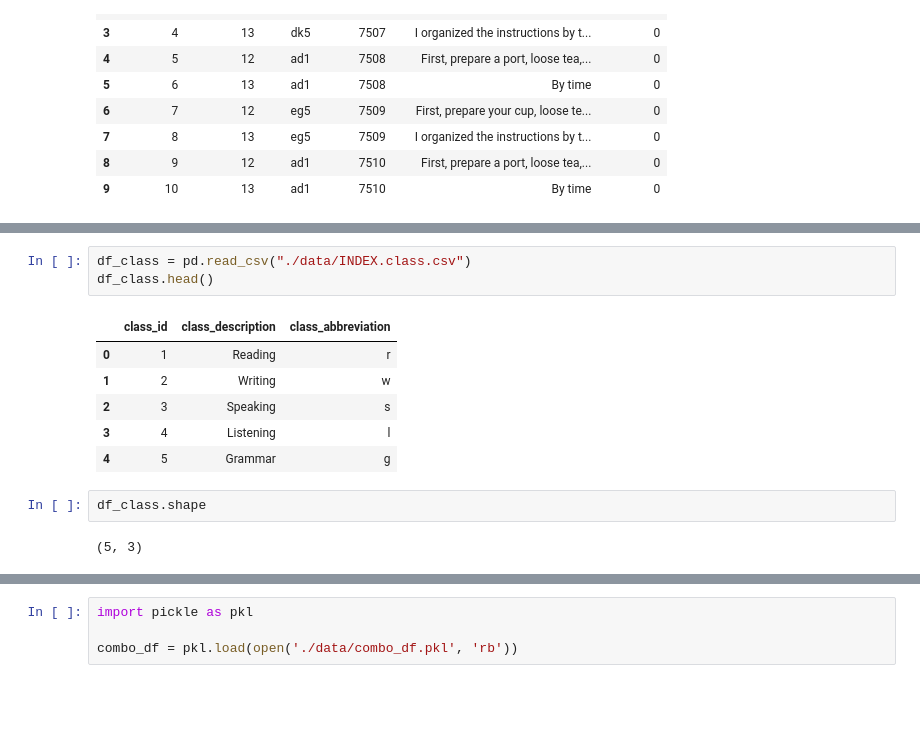
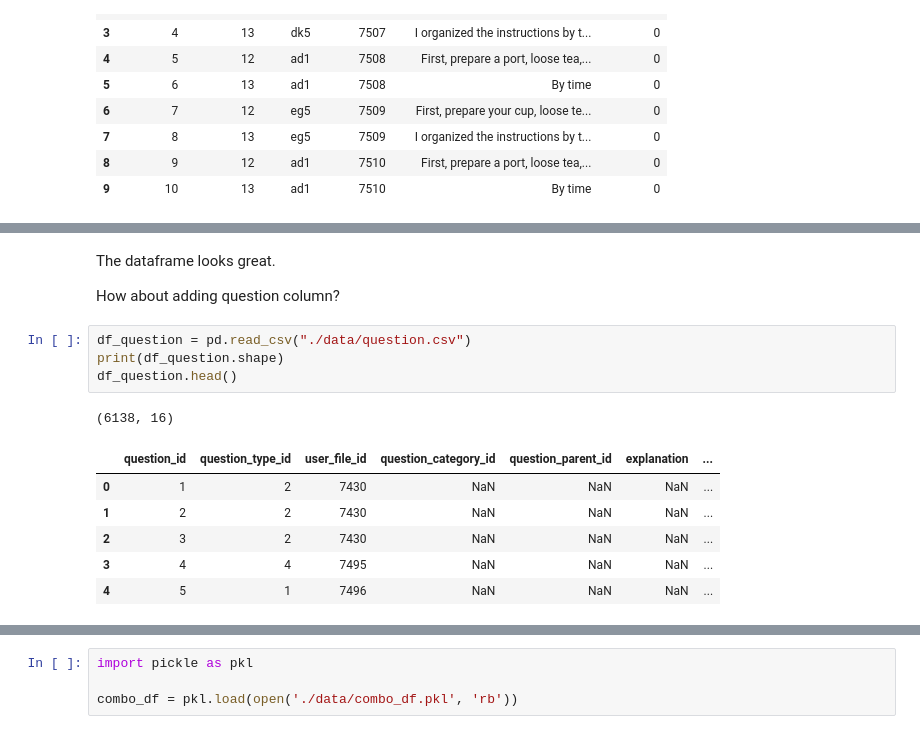
Before and after one commit to Data-Science-for-Linguists-2019/Spell-Checker, a Jupyter notebook: ELI_data_frame.ipynb, the cells around one changed output, grey strips where cells are left out. Saved outputs shown, nothing was run; the diff lists cells and outputs as text; blank space fills up the shorter version.

```diff
--- a/ELI_data_frame.ipynb
+++ b/ELI_data_frame.ipynb
@@ -65,14 +97,16 @@ df_course.shape
+# %% [markdown]
+The dataframe looks great.
+
+How about adding question column?
 # %%
-df_class = pd.read_csv("./data/INDEX.class.csv")
-df_class.head()
+df_question = pd.read_csv("./data/question.csv")
+print(df_question.shape)
+df_question.head()
 # %% [output]
+(6138, 16)
-|  | class_id | class_description | class_abbreviation |
-| 0 | 1 | Reading | r |
-| 1 | 2 | Writing | w |
-| 2 | 3 | Speaking | s |
-| 3 | 4 | Listening | l |
-| 4 | 5 | Grammar | g |
+|  | question_id | question_type_id | user_file_id | question_category_id | question_parent_id | explanation | ... |
+| 0 | 1 | 2 | 7430 | NaN | NaN | NaN | ... |
+| 1 | 2 | 2 | 7430 | NaN | NaN | NaN | ... |
+| 2 | 3 | 2 | 7430 | NaN | NaN | NaN | ... |
+| 3 | 4 | 4 | 7495 | NaN | NaN | NaN | ... |
+| 4 | 5 | 1 | 7496 | NaN | NaN | NaN | ... |
-# %%
-df_class.shape
-# %% [output]
-(5, 3)
```
Also changed, not shown: parts of 19 cells of this notebook.
